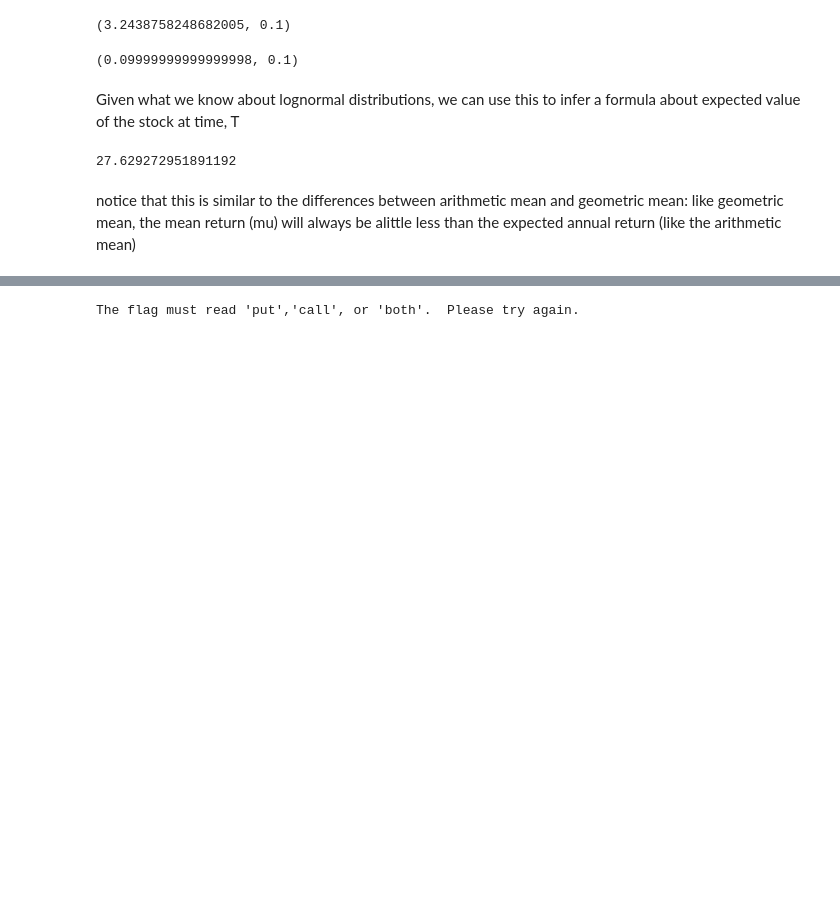
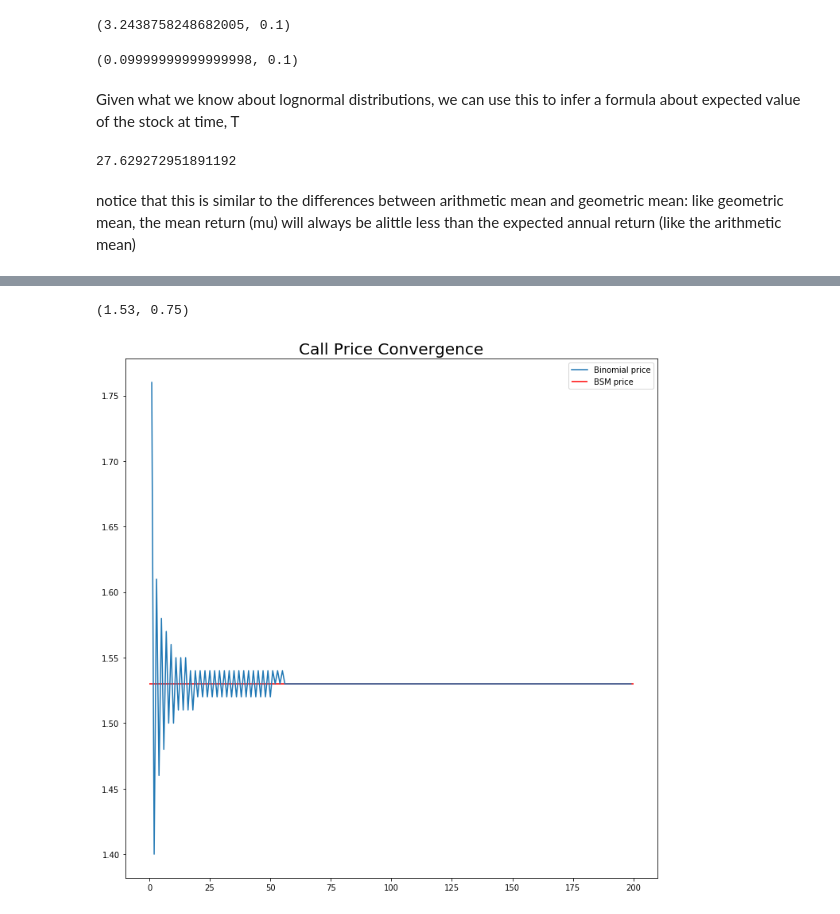
Before and after one commit to MissAle17/Blog_Calcs, a Jupyter notebook: Risk Neutral Programing for Option Pricing.ipynb, the cells around one changed output, grey strips where cells are left out. Drawn from its saved outputs; the diff is of its cells as text; code cells hidden in the pictures; blank space fills up the shorter version.

```diff
--- a/Risk Neutral Programing for Option Pricing.ipynb
+++ b/Risk Neutral Programing for Option Pricing.ipynb
@@ -440,7 +465,16 @@ def BSM(S,X,rf,sigma, T, flag='call'):
 
     else:
         print("The flag must read 'put','call', or 'both'.  Please try again.")
-# %%
-BSM(50,45,.05,.12,.25,'poy')
-# %% [output]
-The flag must read 'put','call', or 'both'.  Please try again.
+# %%
+BSM(20,20,.04,.14,1,'both')
+# %% [output]
+(1.53, 0.75)
+# %%
+plt.figure(figsize=(12,12))
+plt.plot(N,call_prices, label='Binomial price')
+plt.hlines(1.53,0, 200, colors = 'r', linestyles='-', label='BSM price')
+plt.title("Call Price Convergence", fontsize =20)
+plt.legend()
+plt.show()
+# %% [output]
+[figure, added]
```
Also changed, not shown: parts of 6 cells of this notebook.
